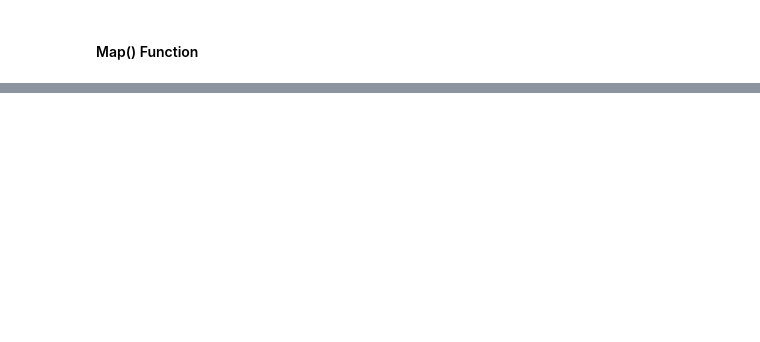
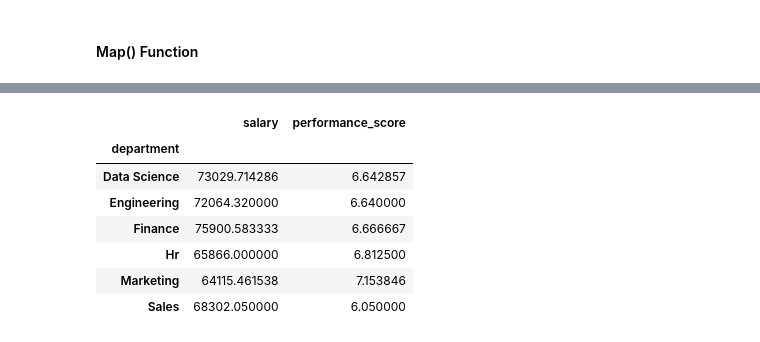
Before and after one commit to prajapatigagan/Learning_pandas, a Jupyter notebook: cleaningData.ipynb, the cells around one changed output, grey strips where cells are left out. Saved outputs shown, nothing was run; the diff lists cells and outputs as text; code cells hidden in the pictures; blank space fills up the shorter version.

```diff
--- a/cleaningData.ipynb
+++ b/cleaningData.ipynb
@@ -245,0 +421,15 @@ df.head()
+# %%
+# multi_groups
+
+df.groupby(["department", "city"])["salary"].mean()   # hierarchical grouping
+
+df.groupby("department")[["salary", "performance_score"]].mean()
+# %% [output]
+|  | salary | performance_score |
+| department |  |  |
+| Data Science | 73029.714286 | 6.642857 |
+| Engineering | 72064.320000 | 6.640000 |
+| Finance | 75900.583333 | 6.666667 |
+| Hr | 65866.000000 | 6.812500 |
+| Marketing | 64115.461538 | 7.153846 |
+| Sales | 68302.050000 | 6.050000 |
```
Also changed, not shown: parts of 16 cells of this notebook.
